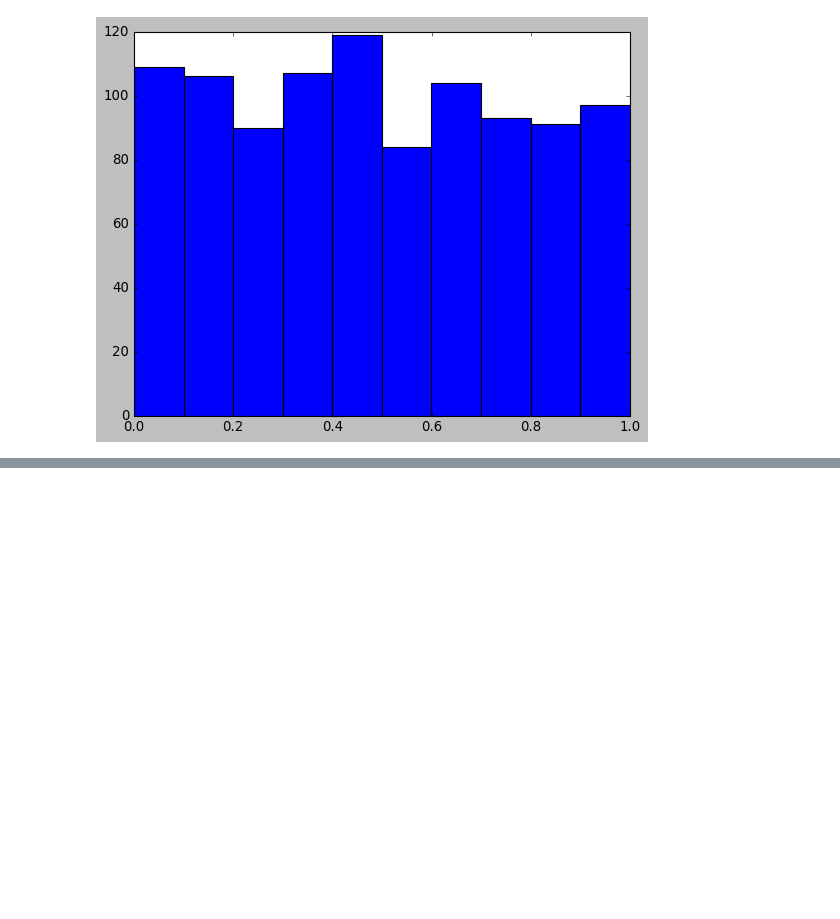
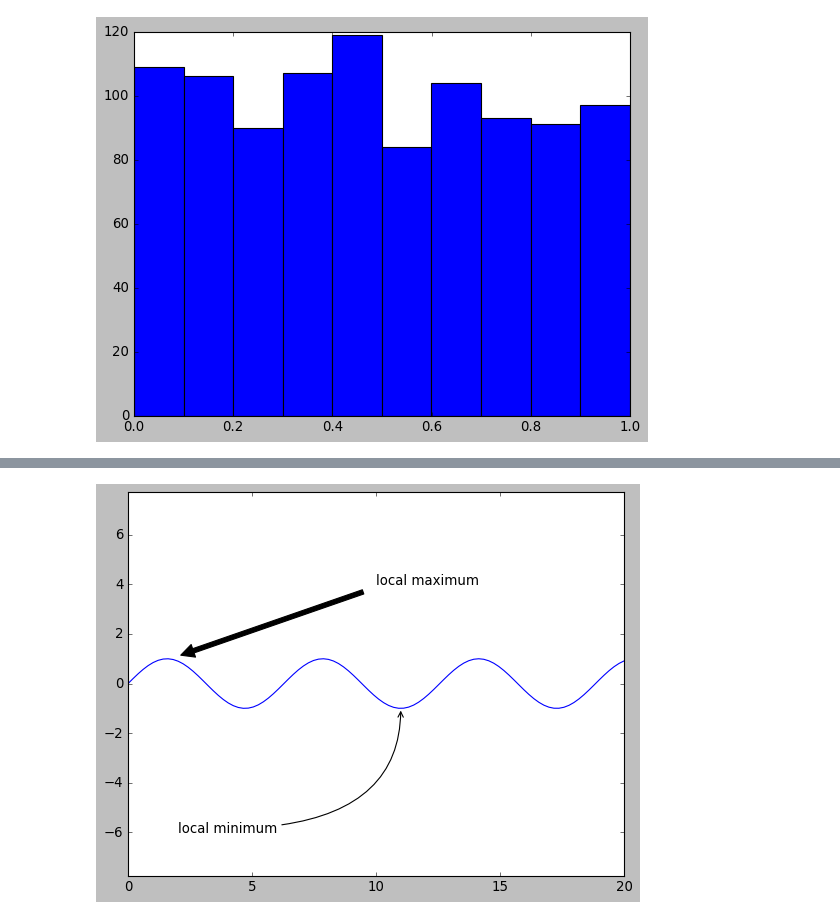
Before and after one commit to AndreeaDraghici/Learning-basics-Jupyter-Notebook, a Jupyter notebook: VisualizationWithMatplotlib.ipynb, the cells around one changed output, grey strips where cells are left out. Cells and saved outputs as stored; diff of their text form; code cells hidden in the pictures; blank space fills up the shorter version.

```diff
--- a/VisualizationWithMatplotlib.ipynb
+++ b/VisualizationWithMatplotlib.ipynb
@@ -18,0 +51,21 @@ plt.hist(x)
+# %%
+import matplotlib as mpl
+import matplotlib.pyplot as plt
+%matplotlib inline
+import pandas as pd
+import numpy as np
+
+# annotate sin graph for local minimum and local maximum
+
+fig, ax = plt.subplots()
+x=np.linspace(0,20,100)
+ax.plot(x,np.sin(x))
+ax.axis('equal')
+
+# add arrow for local maximum
+ax.annotate('local maximum',xy=(1.71,1),xytext=(10,4),arrowprops=dict(facecolor='black',shrink=0.05))
+
+# add arrow for local minimum
+ax.annotate('local minimum',xy=(3.5*np.pi,-1),xytext=(2,-6),arrowprops=dict(arrowstyle="->",connectionstyle="angle3,angleA=0,angleB=-90"));
+# %% [output]
+[figure, added]
```
Also changed, not shown: parts of 4 cells of this notebook.
